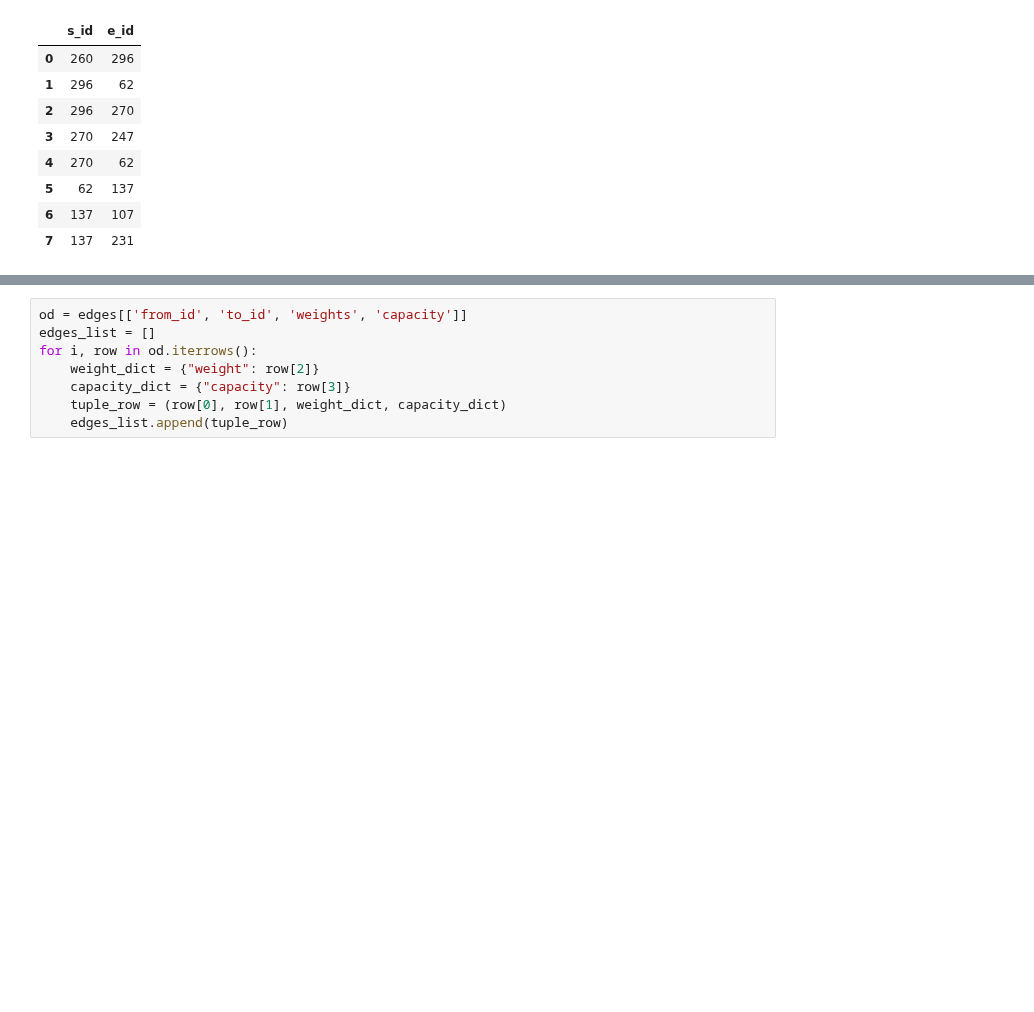
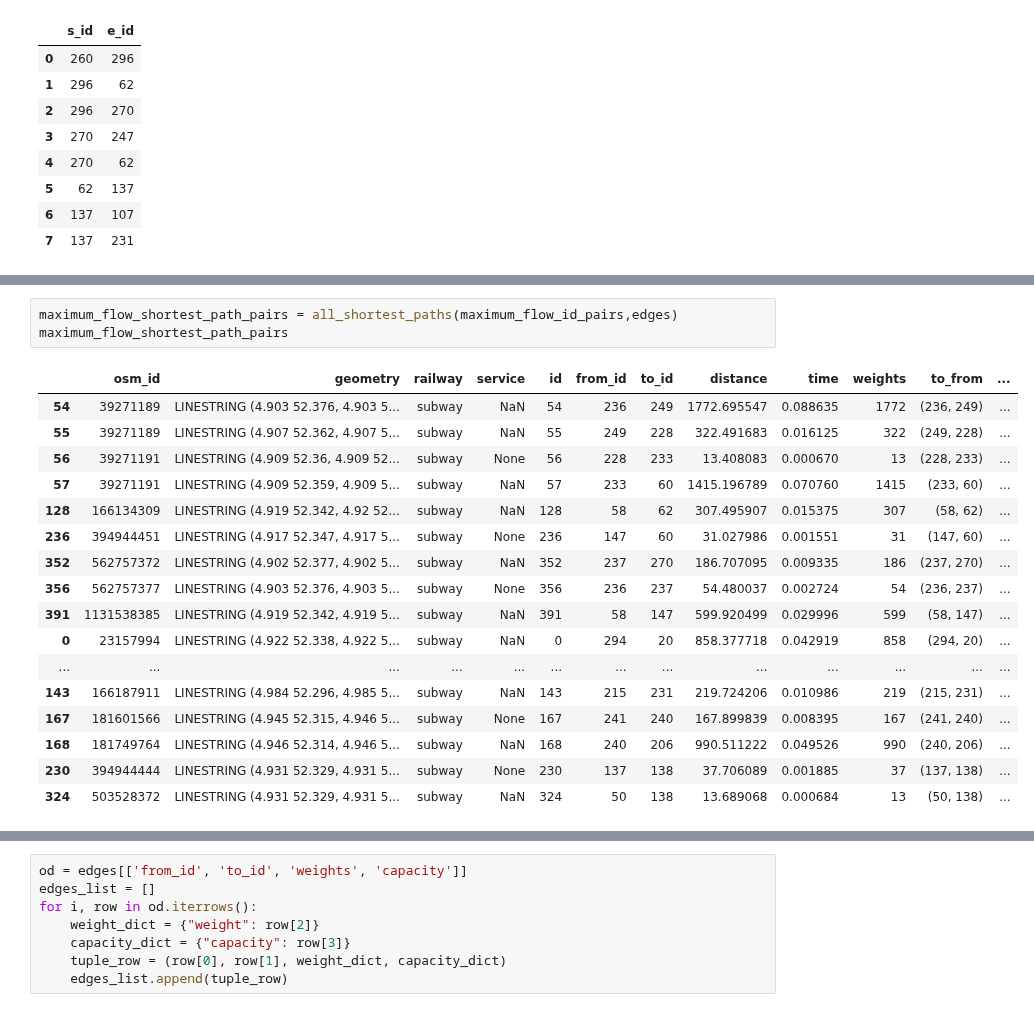
Before and after one commit to SYuGao/uvmt, a Jupyter notebook: notebooks/network_modelling.ipynb, the cells around one changed output, grey strips where cells are left out. Cells and saved outputs as stored; diff of their text form; blank space fills up the shorter version.

```diff
--- a/notebooks/network_modelling.ipynb
+++ b/notebooks/network_modelling.ipynb
@@ -844,0 +776,21 @@ NetworkXNoPath: No path between 260 and 296.
+# %%
+maximum_flow_shortest_path_pairs = all_shortest_paths(maximum_flow_id_pairs,edges)
+maximum_flow_shortest_path_pairs
+# %% [output]
+|  | osm_id | geometry | railway | service | id | from_id | to_id | distance | time | weights | to_from | ... |
+| 54 | 39271189 | LINESTRING (4.903 52.376, 4.903 5... | subway | NaN | 54 | 236 | 249 | 1772.695547 | 0.088635 | 1772 | (236, 249) | ... |
+| 55 | 39271189 | LINESTRING (4.907 52.362, 4.907 5... | subway | NaN | 55 | 249 | 228 | 322.491683 | 0.016125 | 322 | (249, 228) | ... |
+| 56 | 39271191 | LINESTRING (4.909 52.36, 4.909 52... | subway | None | 56 | 228 | 233 | 13.408083 | 0.000670 | 13 | (228, 233) | ... |
+| 57 | 39271191 | LINESTRING (4.909 52.359, 4.909 5... | subway | NaN | 57 | 233 | 60 | 1415.196789 | 0.070760 | 1415 | (233, 60) | ... |
+| 128 | 166134309 | LINESTRING (4.919 52.342, 4.92 52... | subway | NaN | 128 | 58 | 62 | 307.495907 | 0.015375 | 307 | (58, 62) | ... |
+| 236 | 394944451 | LINESTRING (4.917 52.347, 4.917 5... | subway | None | 236 | 147 | 60 | 31.027986 | 0.001551 | 31 | (147, 60) | ... |
+| 352 | 562757372 | LINESTRING (4.902 52.377, 4.902 5... | subway | NaN | 352 | 237 | 270 | 186.707095 | 0.009335 | 186 | (237, 270) | ... |
+| 356 | 562757377 | LINESTRING (4.903 52.376, 4.903 5... | subway | None | 356 | 236 | 237 | 54.480037 | 0.002724 | 54 | (236, 237) | ... |
+| 391 | 1131538385 | LINESTRING (4.919 52.342, 4.919 5... | subway | NaN | 391 | 58 | 147 | 599.920499 | 0.029996 | 599 | (58, 147) | ... |
+| 0 | 23157994 | LINESTRING (4.922 52.338, 4.922 5... | subway | NaN | 0 | 294 | 20 | 858.377718 | 0.042919 | 858 | (294, 20) | ... |
+| ... | ... | ... | ... | ... | ... | ... | ... | ... | ... | ... | ... | ... |
+| 143 | 166187911 | LINESTRING (4.984 52.296, 4.985 5... | subway | NaN | 143 | 215 | 231 | 219.724206 | 0.010986 | 219 | (215, 231) | ... |
+| 167 | 181601566 | LINESTRING (4.945 52.315, 4.946 5... | subway | None | 167 | 241 | 240 | 167.899839 | 0.008395 | 167 | (241, 240) | ... |
+| 168 | 181749764 | LINESTRING (4.946 52.314, 4.946 5... | subway | NaN | 168 | 240 | 206 | 990.511222 | 0.049526 | 990 | (240, 206) | ... |
+| 230 | 394944444 | LINESTRING (4.931 52.329, 4.931 5... | subway | None | 230 | 137 | 138 | 37.706089 | 0.001885 | 37 | (137, 138) | ... |
+| 324 | 503528372 | LINESTRING (4.931 52.329, 4.931 5... | subway | NaN | 324 | 50 | 138 | 13.689068 | 0.000684 | 13 | (50, 138) | ... |
```
Also changed, not shown: parts of 8 cells of this notebook.
